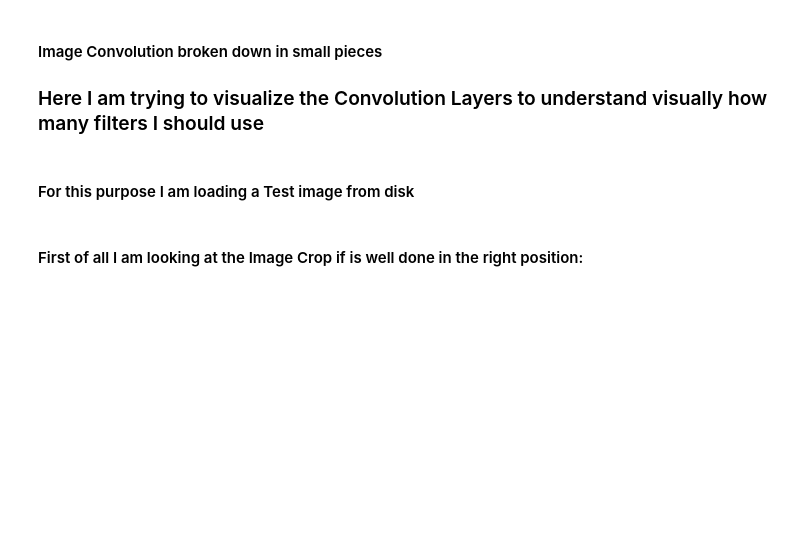
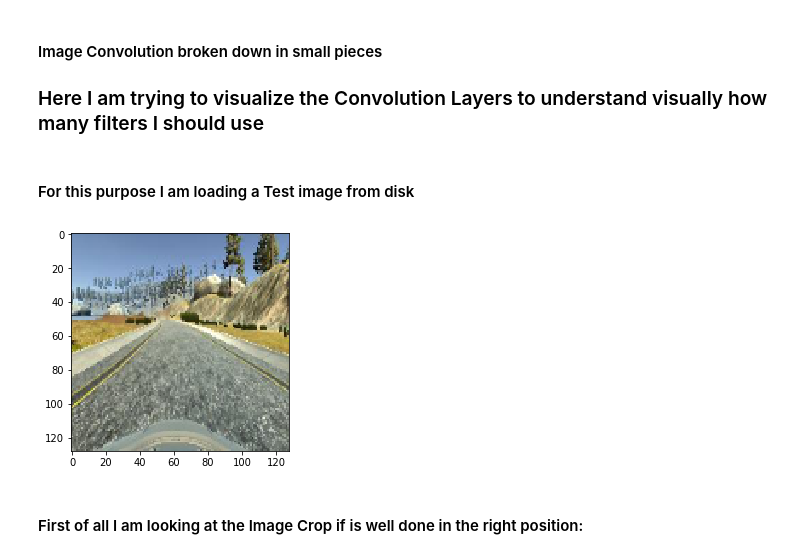
Before and after one commit to cristianku/CarND-Behavioral-Cloning-Project3, a Jupyter notebook: model.ipynb, the cells around one changed output. Cells and saved outputs as stored; diff of their text form; code cells hidden in the pictures; blank space fills up the shorter version.

```diff
--- a/model.ipynb
+++ b/model.ipynb
@@ -708,3 +810,9 @@ print (" ..... model drive.h5 successfully loaded")
 # %% [markdown]
 #### For this purpose I am loading a Test image from disk
+# %%
+plt.imshow(py_training_samples_part1[3000], cmap='gray')
+
+plt.show()
+# %% [output]
+[figure, added]
 # %%
```
Also changed, not shown: parts of 38 cells of this notebook, 2 other files.
